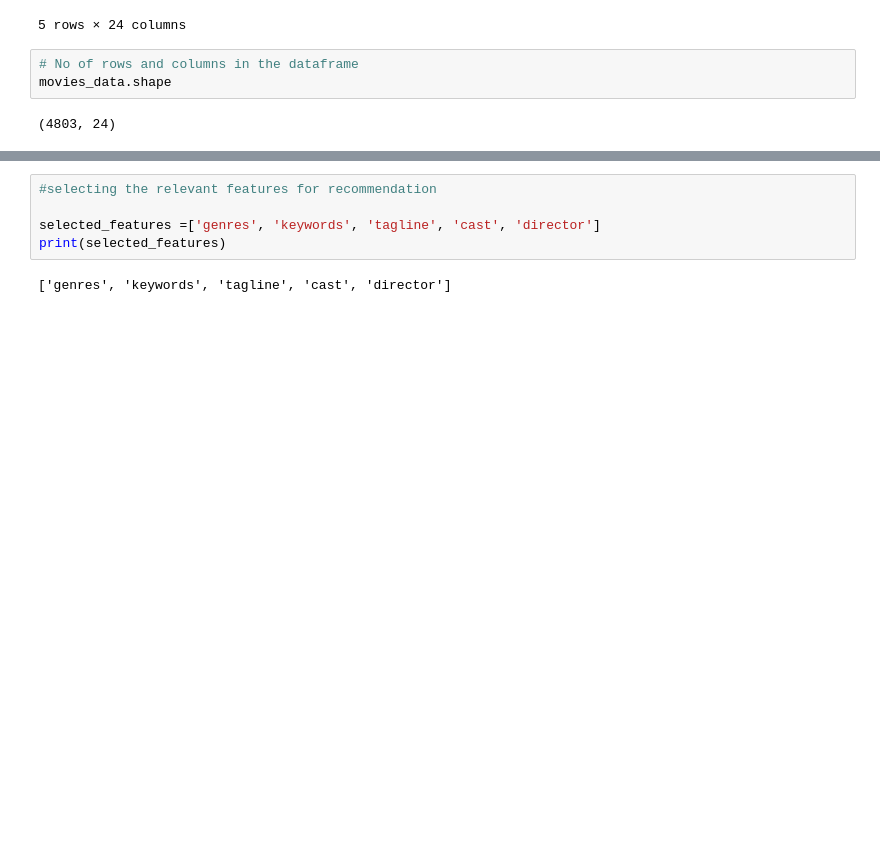
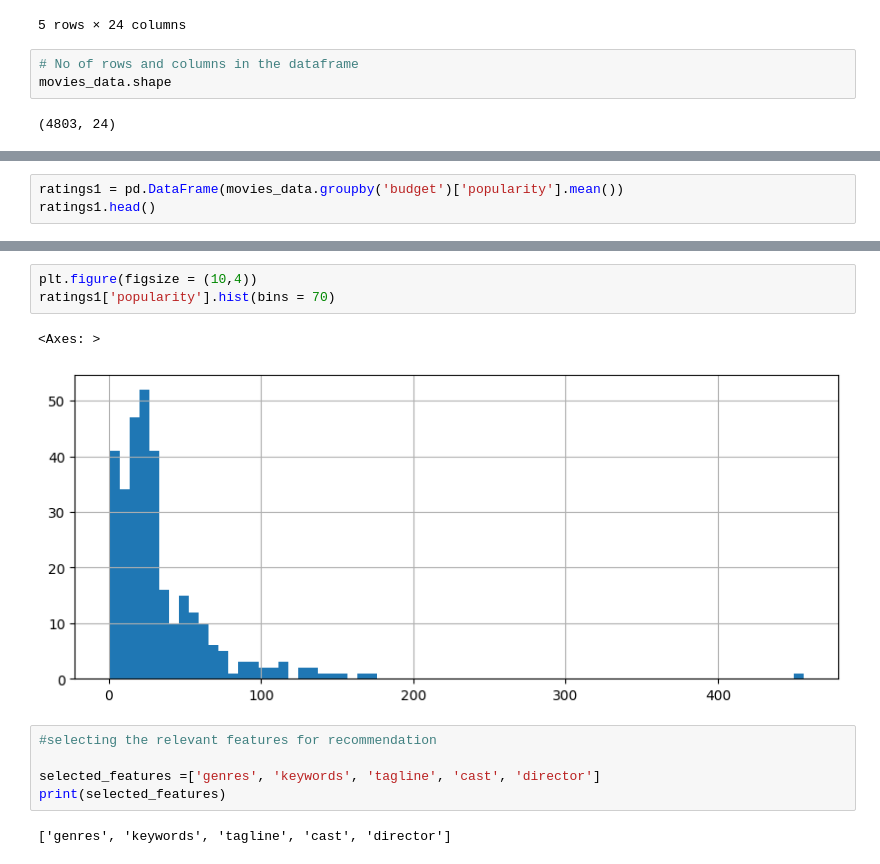
Before and after one commit to shiwanshurahul/Movie-Recommendation-system, a Jupyter notebook: Movie_Recommendation_System.ipynb, the cells around one changed output, grey strips where cells are left out. Drawn from its saved outputs; the diff is of its cells as text; blank space fills up the shorter version.

```diff
--- a/Movie_Recommendation_System.ipynb
+++ b/Movie_Recommendation_System.ipynb
@@ -47,0 +125,3 @@ movies_data.shape
+# %%
+ratings1 = pd.DataFrame(movies_data.groupby('budget')['popularity'].mean())
+ratings1.head()
@@ -48,3 +156,9 @@ movies_data.shape
+# %%
+plt.figure(figsize = (10,4))
+ratings1['popularity'].hist(bins = 70)
+# %% [output]
+<Axes: >
+[figure, added]
 # %%
 #selecting the relevant features for recommendation
 
```
Also changed, not shown: parts of 14 cells of this notebook.
